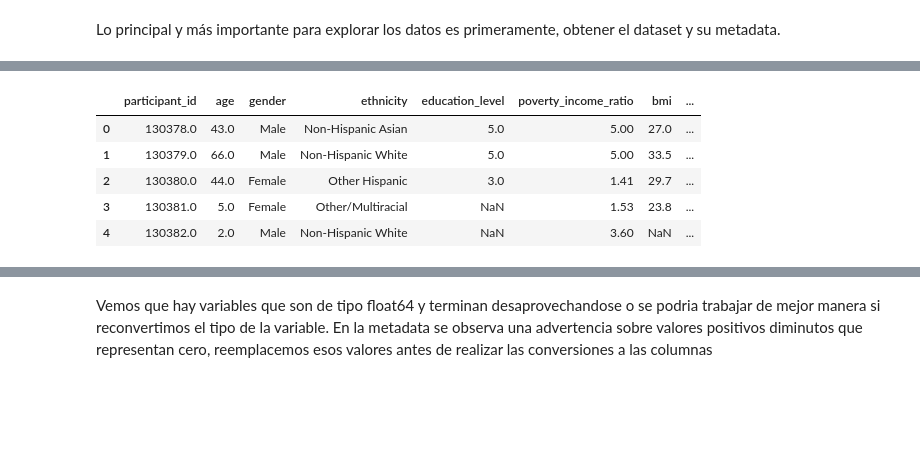
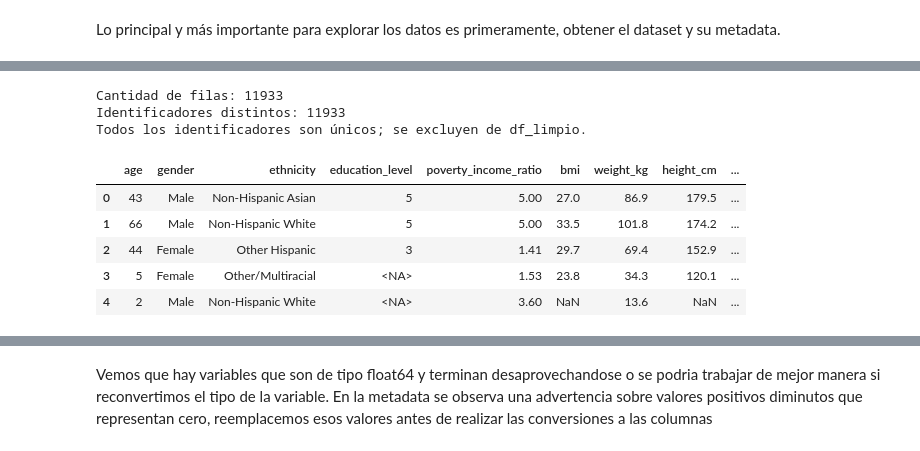
Before and after one commit to tomasgenco/TPE_C_DATOS, a Jupyter notebook: tpe_enfermedad_renal.ipynb, the cells around one changed output, grey strips where cells are left out. Drawn from its saved outputs; the diff is of its cells as text; code cells hidden in the pictures; blank space fills up the shorter version.

```diff
--- a/tpe_enfermedad_renal.ipynb
+++ b/tpe_enfermedad_renal.ipynb
@@ -62,11 +44,30 @@ dtype: object
+# %%
+# Creamos la copia que usaremos para explorar y limpiar los datos.
+df_limpio = df.copy()
+long_df = len(df)
+id_distintos = df["participant_id"].nunique()
+
+print("Cantidad de filas:", long_df)
+print("Identificadores distintos:", id_distintos)
+
+
+if id_distintos  == long_df:
+    df_limpio = df_limpio.drop(columns=["participant_id"])
+    print("Todos los identificadores son únicos; se excluyen de df_limpio.")
+else:
+    print("Hay identificadores repetidos; se conserva participant_id para revisarlos.")
+# %% [output]
+Cantidad de filas: 11933
+Identificadores distintos: 11933
+Todos los identificadores son únicos; se excluyen de df_limpio.
 # %%
 # Permite ver todas las columnas del DataFrame sin truncar la salida
 pd.set_option("display.max_columns", None)
-df.head()
+df_limpio.head()
 # %% [output]
-|  | participant_id | age | gender | ethnicity | education_level | poverty_income_ratio | bmi | ... |
-| 0 | 130378.0 | 43.0 | Male | Non-Hispanic Asian | 5.0 | 5.00 | 27.0 | ... |
-| 1 | 130379.0 | 66.0 | Male | Non-Hispanic White | 5.0 | 5.00 | 33.5 | ... |
-| 2 | 130380.0 | 44.0 | Female | Other Hispanic | 3.0 | 1.41 | 29.7 | ... |
-| 3 | 130381.0 | 5.0 | Female | Other/Multiracial | NaN | 1.53 | 23.8 | ... |
-| 4 | 130382.0 | 2.0 | Male | Non-Hispanic White | NaN | 3.60 | NaN | ... |
+|  | age | gender | ethnicity | education_level | poverty_income_ratio | bmi | weight_kg | height_cm | ... |
+| 0 | 43 | Male | Non-Hispanic Asian | 5 | 5.00 | 27.0 | 86.9 | 179.5 | ... |
+| 1 | 66 | Male | Non-Hispanic White | 5 | 5.00 | 33.5 | 101.8 | 174.2 | ... |
+| 2 | 44 | Female | Other Hispanic | 3 | 1.41 | 29.7 | 69.4 | 152.9 | ... |
+| 3 | 5 | Female | Other/Multiracial | <NA> | 1.53 | 23.8 | 34.3 | 120.1 | ... |
+| 4 | 2 | Male | Non-Hispanic White | <NA> | 3.60 | NaN | 13.6 | NaN | ... |
```
Also changed, not shown: parts of 26 cells of this notebook.
